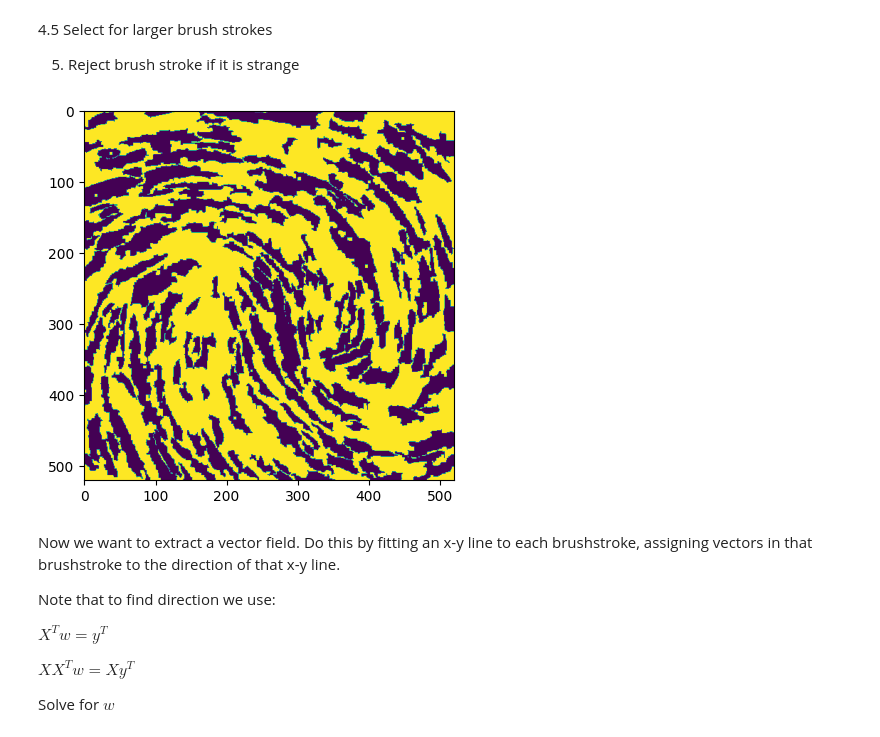
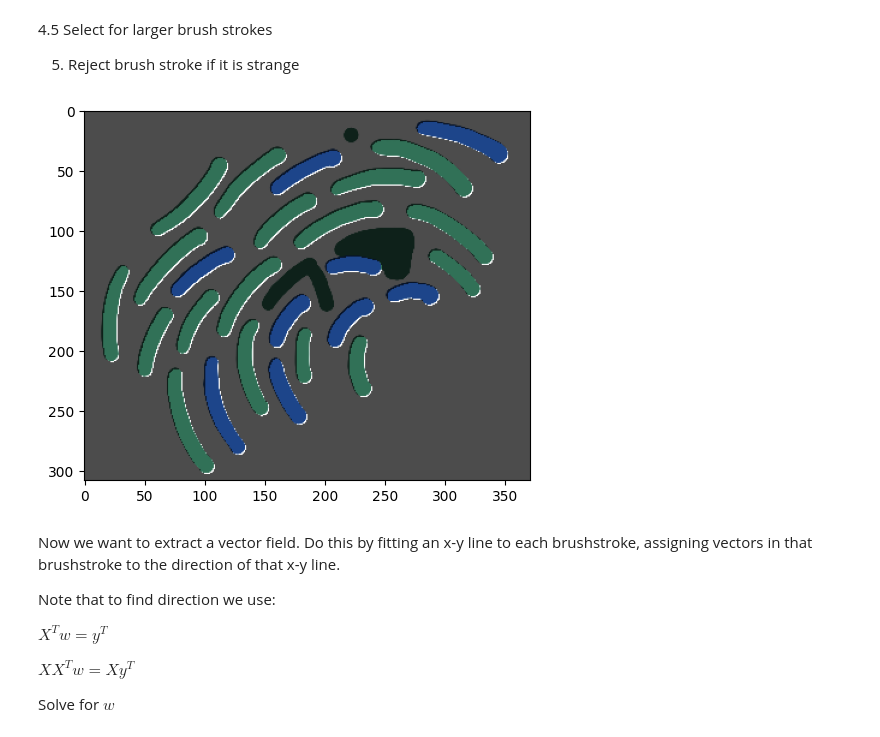
Before and after one commit to felixomahony/masters-thesis, a Jupyter notebook: image-segmentation/segmentation.ipynb, the cells around one changed output. Drawn from its saved outputs; the diff is of its cells as text; code cells hidden in the pictures.

```diff
--- a/image-segmentation/segmentation.ipynb
+++ b/image-segmentation/segmentation.ipynb
@@ -23,7 +23,9 @@ def hyp(key):
     return np.float16(hyperparameter_dictionary[key])
 # %%
 
-im = cv2.imread('../res/starry_night_crop.jpg')
+im = cv2.imread('../res/test.jpeg')
+im = cv2.resize(im, (np.int16(np.shape(im)[1]/4),np.int16(np.shape(im)[0]/4)))
+sz = np.shape(im[:,:,0])
 im = cv2.cvtColor(im, cv2.COLOR_BGR2RGB)
 plt.imshow(im)
 plt.show()
@@ -93,9 +95,9 @@ plt.plot(cv2.calcHist(im_maxvar, [0], None,[64],[0,256]))
 
 a = np.ones([im_maxvar.shape[0],1])
 b = np.array([range(im_maxvar.shape[1])])
-x_ordinates = np.reshape(a @ b, np.size(im_maxvar))
+x_ordinates = a @ b
 
-a = np.array([range(im_maxvar.shape[1])]).T
-b = np.ones([im_maxvar.shape[0],1]).T
-y_ordinates =  np.reshape(a @ b, np.size(im_maxvar))
+a = np.array([range(im_maxvar.shape[0])]).T
+b = np.ones([im_maxvar.shape[1],1]).T
+y_ordinates =  a @ b
 # %% [output]
@@ -186,7 +163,7 @@ T = int(hyp('init_intensity_bound'))
 max_brush = hyp('max_brush_size')
 min_brush = hyp('min_brush_size')
 
-im_out = np.zeros(im_maxvar.shape)
+im_out = im_maxvar.copy()
 brush_options_list = []
 region_size_list = []
 for seed_index in range(seeds.shape[0]):
@@ -203,7 +180,7 @@ for seed_index in range(seeds.shape[0]):
 
     #4
     region = cv2.morphologyEx(region, cv2.MORPH_CLOSE, np.ones([4,4]))
-    im_out = im_out + im_maxvar * region
+    im_out[np.bool8(region)] = im_maxvar[np.bool8(region)]
     brush_size = np.sum(region)
     if (brush_size > min_brush and it_is_a_brushstroke(region)):
         brush_options_list.append(region)
@@ -222,32 +199,39 @@ plt.imshow(im_maxvar)
 # %%
 existing_image = np.ones(im_maxvar.shape)
 
 
 brushstrokes = []
 brushtroke_size_list = np.argsort(region_size_list)
 # brushtroke_size_list = np.arange(np.size(brushtroke_size_list))
 brushtroke_size_list = np.flip(brushtroke_size_list)
-sz = np.size(brushtroke_size_list)
+numbrush_opt = np.size(brushtroke_size_list)
 
 #4.5
-for i in range(sz):
+for i in range(numbrush_opt):
+    # print(brushtroke_size_list[i])
     region_index = brushtroke_size_list[i]
     add = True
     if np.sum(existing_image*brush_options_list[region_index]) != region_size_list[region_index]:
         add = False
-        #5 - Remove small brush strokes
 
+    # 5 - Remove small brush strokes
     if (region_size_list[region_index] < hyp('min_brush_size')):
         add = False
-    #5 - Remove brush strokes which are too wide
 
     if add:
         brushstrokes.append(brush_options_list[region_index])
         existing_image = existing_image*(1-brush_options_list[region_index])
-plt.imshow(existing_image)
+        # break
+
+cv2.imwrite("brushstroke.jpg", existing_image*255)
+im_darkened = im.copy()
+im_darkened[np.bool8(existing_image),:] = im[np.bool8(existing_image),:]*0.3
+# im_darkened = cv2.cvtColor(im_darkened, cv2.COLOR_BGR2RGB)
+cv2.imwrite("darkened_image.jpg", im_darkened)
+plt.imshow(im_darkened)
 plt.imsave("../res/starry_night_brushes.jpg", existing_image)
 # %% [output]
-[figure, old version]
+[figure, new version]
 # %% [markdown]
 Now we want to extract a vector field. Do this by fitting an x-y line to each brushstroke, assigning vectors in that brushstroke to the direction of that x-y line.
 
```
Also changed, not shown: parts of 9 cells of this notebook, 41 other files.
